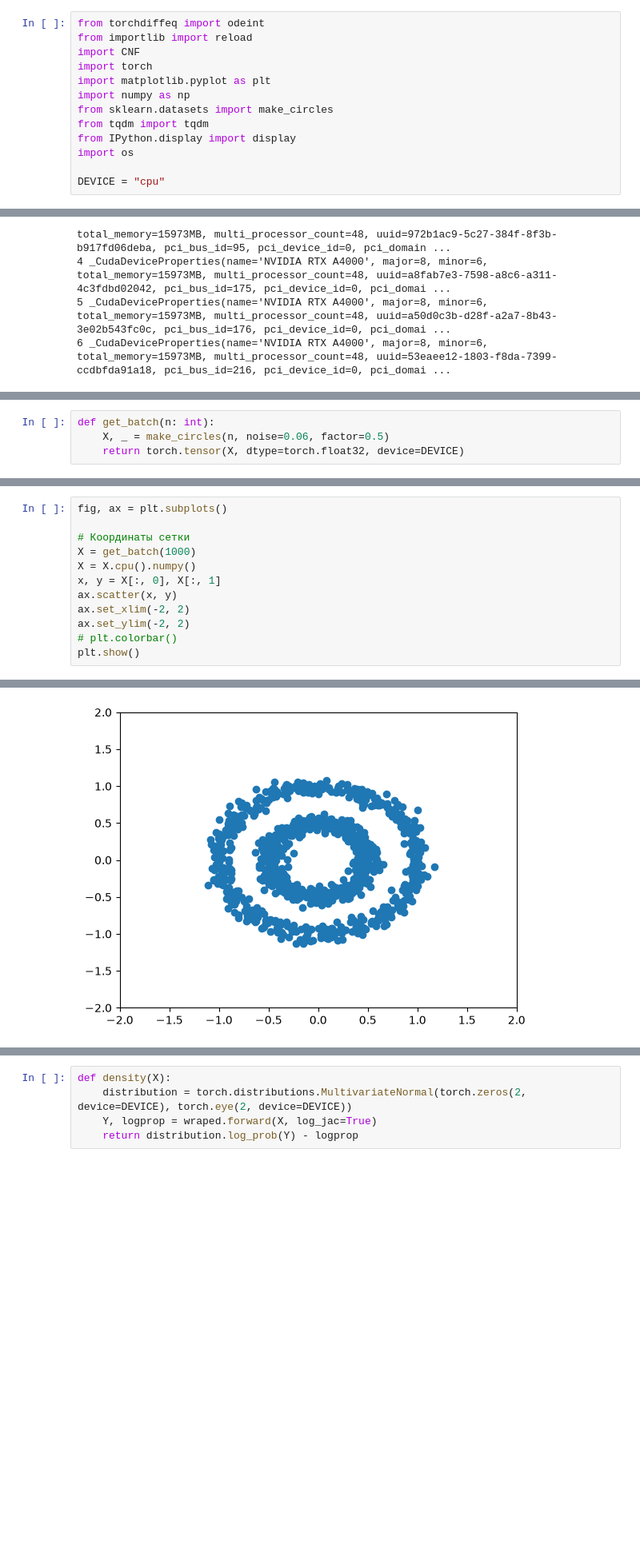
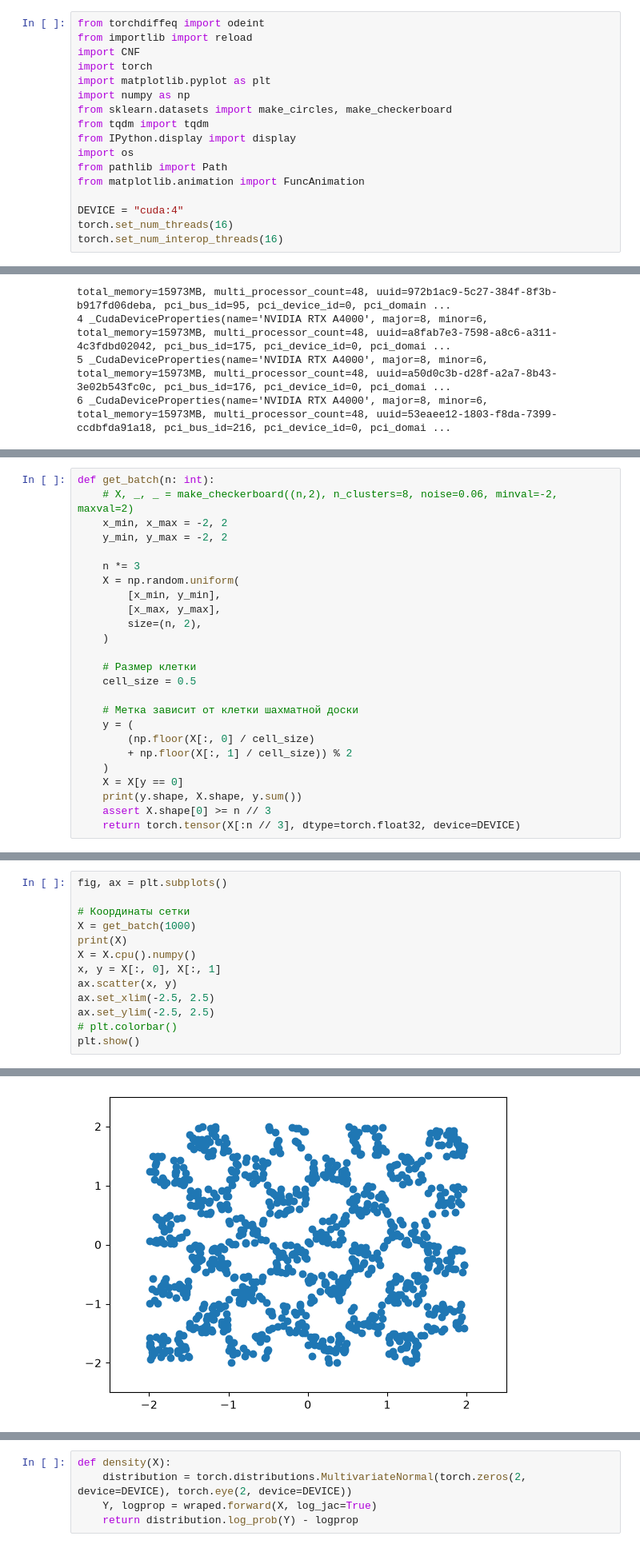
Before and after one commit to al3kseyka/scince_school, a Jupyter notebook: cnf_simple.ipynb, the cells around one changed output, grey strips where cells are left out. Shown at 80% size. Cells and saved outputs as stored; diff of their text form; blank space fills up the shorter version.

Commit message:
training checkerboard

```diff
--- a/cnf_simple.ipynb
+++ b/cnf_simple.ipynb
@@ -5,9 +5,13 @@ import CNF
 import torch
 import matplotlib.pyplot as plt
 import numpy as np
-from sklearn.datasets import make_circles
+from sklearn.datasets import make_circles, make_checkerboard
 from tqdm import tqdm
 from IPython.display import display
 import os
+from pathlib import Path
+from matplotlib.animation import FuncAnimation
 
-DEVICE = "cpu"
+DEVICE = "cuda:4"
+torch.set_num_threads(16)
+torch.set_num_interop_threads(16)
@@ -39,5 +56,26 @@ reload(CNF)
 # %%
 def get_batch(n: int):
-    X, _ = make_circles(n, noise=0.06, factor=0.5)
-    return torch.tensor(X, dtype=torch.float32, device=DEVICE)
+    # X, _, _ = make_checkerboard((n,2), n_clusters=8, noise=0.06, minval=-2, maxval=2)
+    x_min, x_max = -2, 2
+    y_min, y_max = -2, 2
+
+    n *= 3
+    X = np.random.uniform(
+        [x_min, y_min],
+        [x_max, y_max],
+        size=(n, 2),
+    )
+
+    # Размер клетки
+    cell_size = 0.5
+
+    # Метка зависит от клетки шахматной доски
+    y = (
+        (np.floor(X[:, 0] / cell_size)
+        + np.floor(X[:, 1] / cell_size)) % 2
+    )
+    X = X[y == 0]
+    print(y.shape, X.shape, y.sum())
+    assert X.shape[0] >= n // 3
+    return torch.tensor(X[:n // 3], dtype=torch.float32, device=DEVICE)
 # %%
@@ -49,11 +87,12 @@ fig, ax = plt.subplots()
 
 # Координаты сетки
 X = get_batch(1000)
+print(X)
 X = X.cpu().numpy()
 x, y = X[:, 0], X[:, 1]
 ax.scatter(x, y)
-ax.set_xlim(-2, 2)
-ax.set_ylim(-2, 2)
+ax.set_xlim(-2.5, 2.5)
+ax.set_ylim(-2.5, 2.5)
 # plt.colorbar()
 plt.show()
 # %% [output]
@@ -60,4 +107,4 @@ plt.show()
-[figure, old version]
+[figure, new version]
 # %%
 reload(CNF)
 # cpnf: CNF.Cpnf = CNF.Cpnf(2)
```
Also changed, not shown: parts of 15 cells of this notebook, 1 other file.
